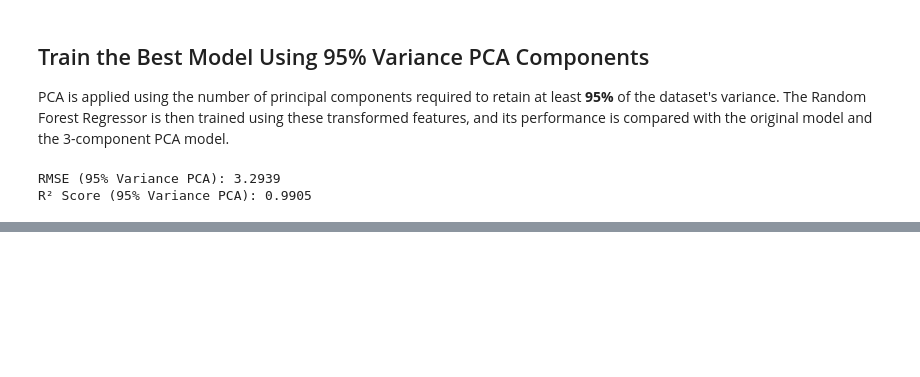
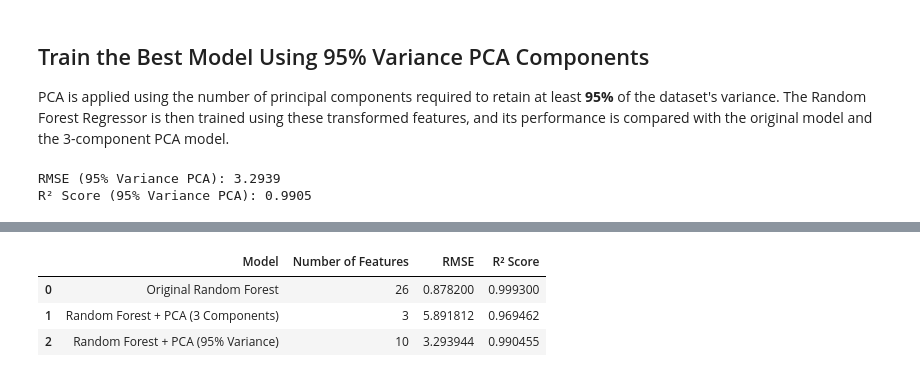
Before and after one commit to hania-sajjad/WEEK-3-TASK, a Jupyter notebook: notebooks /week3_pca.ipynb, the cells around one changed output, grey strips where cells are left out. Drawn from its saved outputs; the diff is of its cells as text; code cells hidden in the pictures; blank space fills up the shorter version.

Commit message:
Comparison Table of Model Performance - Added

```diff
--- a/notebooks /week3_pca.ipynb
+++ b/notebooks /week3_pca.ipynb
@@ -267,0 +272,31 @@ R² Score (95% Variance PCA): 0.9905
+# %%
+# Performance comparison of all models
+comparison = pd.DataFrame({
+    "Model": [
+        "Original Random Forest",
+        "Random Forest + PCA (3 Components)",
+        "Random Forest + PCA (95% Variance)"
+    ],
+    "Number of Features": [
+        X_train.shape[1],
+        3,
+        n_components_95
+    ],
+    "RMSE": [
+        0.8782,
+        rmse_3,
+        rmse_95
+    ],
+    "R² Score": [
+        0.9993,
+        r2_3,
+        r2_95
+    ]
+})
+
+comparison
+# %% [output]
+|  | Model | Number of Features | RMSE | R² Score |
+| 0 | Original Random Forest | 26 | 0.878200 | 0.999300 |
+| 1 | Random Forest + PCA (3 Components) | 3 | 5.891812 | 0.969462 |
+| 2 | Random Forest + PCA (95% Variance) | 10 | 3.293944 | 0.990455 |
```
Also changed, not shown: parts of 2 cells of this notebook.
